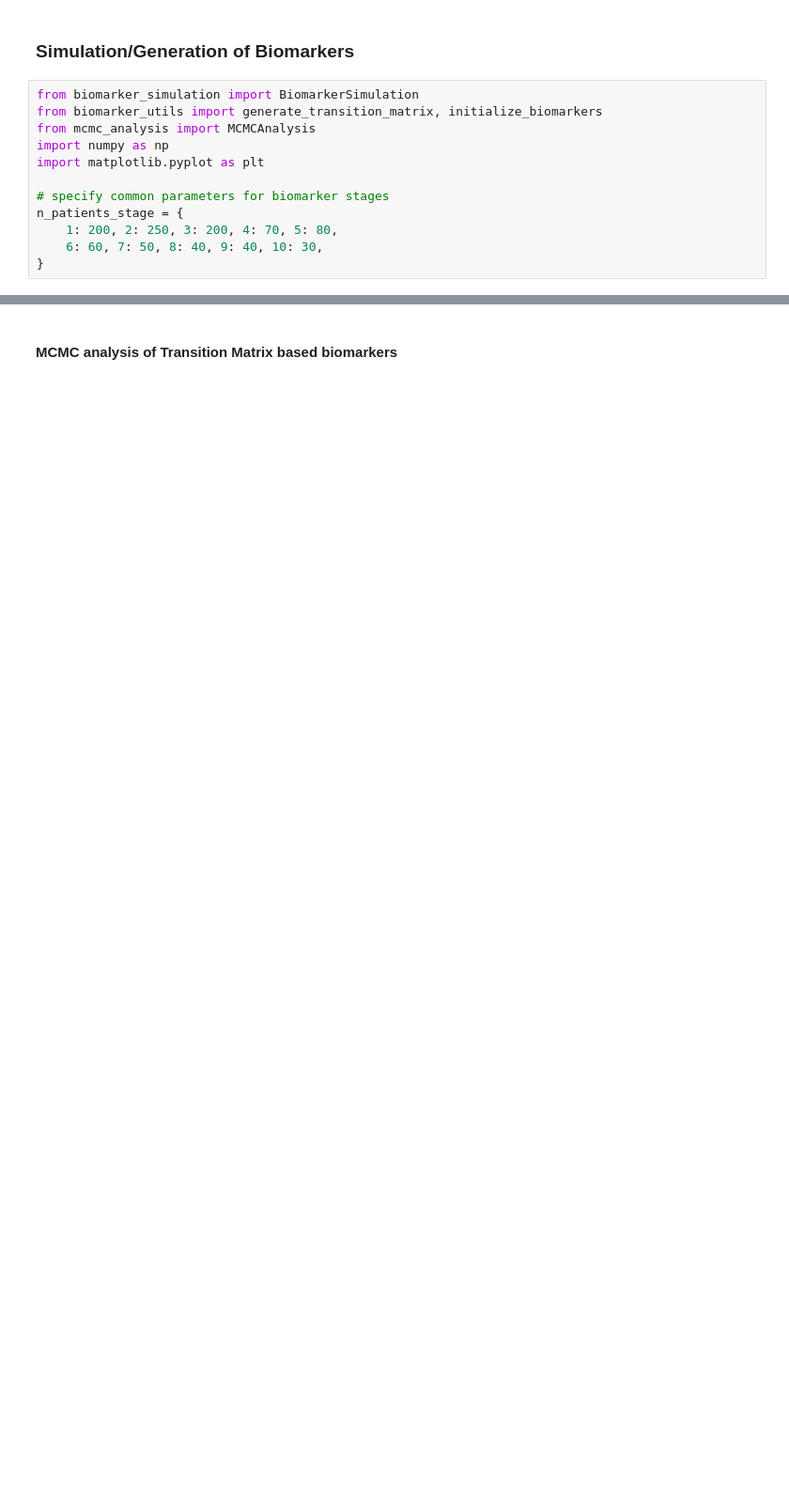
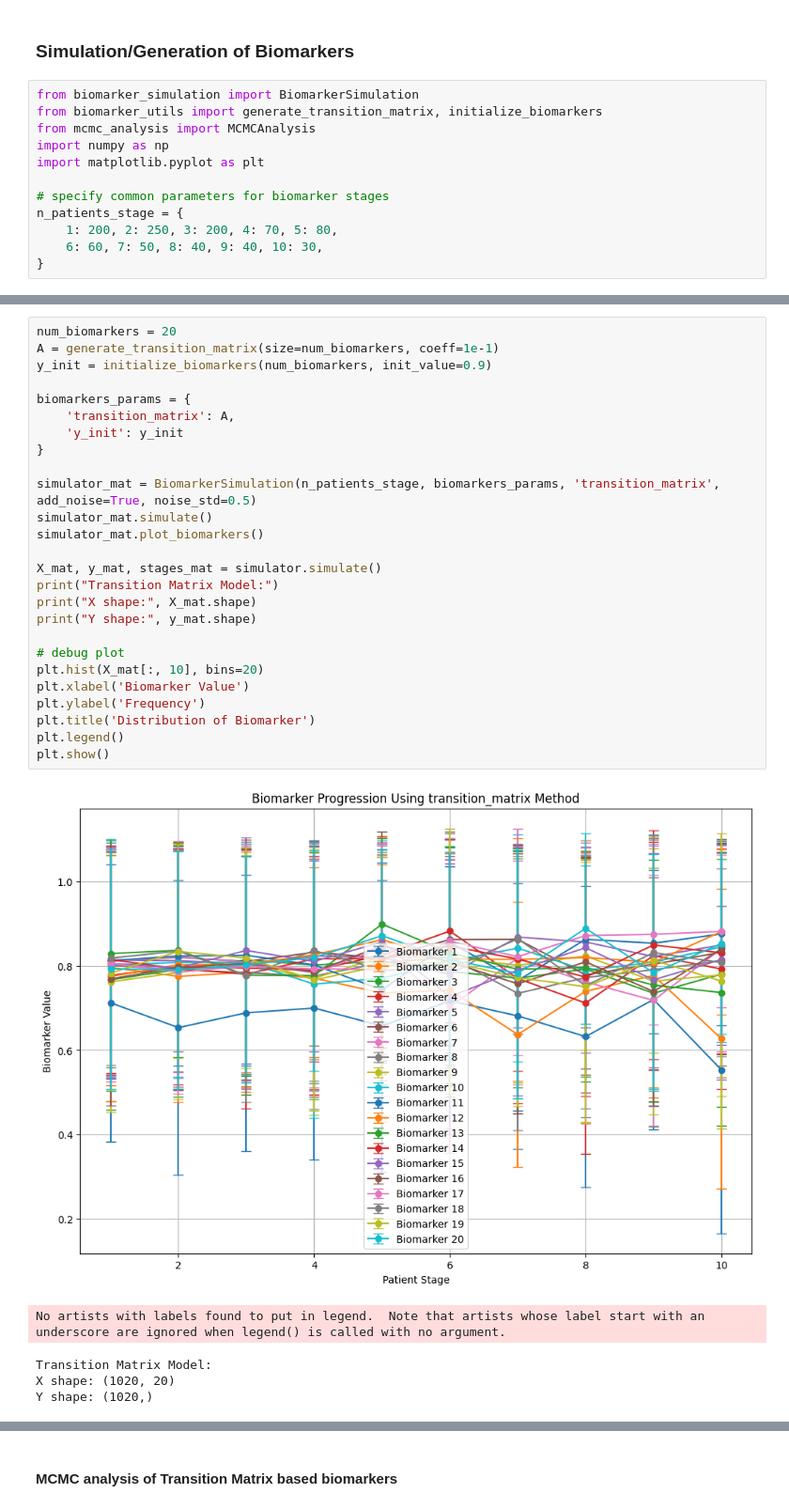
Before and after one commit to LAMCIG/Progression_models_simulations, a Jupyter notebook: simulation_class/biomarker_simulation_demo.ipynb, the cells around one changed output, grey strips where cells are left out. Shown at 94% size. Drawn from its saved outputs; the diff is of its cells as text; blank space fills up the shorter version.

```diff
--- a/simulation_class/biomarker_simulation_demo.ipynb
+++ b/simulation_class/biomarker_simulation_demo.ipynb
@@ -62,0 +70,32 @@ AttributeError: 'MCMCAnalysis' object has no attribute 'log_distributions'
+# %%
+num_biomarkers = 20
+A = generate_transition_matrix(size=num_biomarkers, coeff=1e-1)
+y_init = initialize_biomarkers(num_biomarkers, init_value=0.9)
+
+biomarkers_params = {
+    'transition_matrix': A,
+    'y_init': y_init
+}
+
+simulator_mat = BiomarkerSimulation(n_patients_stage, biomarkers_params, 'transition_matrix', add_noise=True, noise_std=0.5)
+simulator_mat.simulate()
+simulator_mat.plot_biomarkers()
+
+X_mat, y_mat, stages_mat = simulator.simulate()
+print("Transition Matrix Model:")
+print("X shape:", X_mat.shape)
+print("Y shape:", y_mat.shape)
+
+# debug plot
+plt.hist(X_mat[:, 10], bins=20)
+plt.xlabel('Biomarker Value')
+plt.ylabel('Frequency')
+plt.title('Distribution of Biomarker')
+plt.legend()
+plt.show()
+# %% [output]
+[figure, added]
+No artists with labels found to put in legend.  Note that artists whose label start with an underscore are ignored when legend() is called with no argument.
+Transition Matrix Model:
+X shape: (1020, 20)
+Y shape: (1020,)
```
Also changed, not shown: parts of 11 cells of this notebook, 4 other files.
